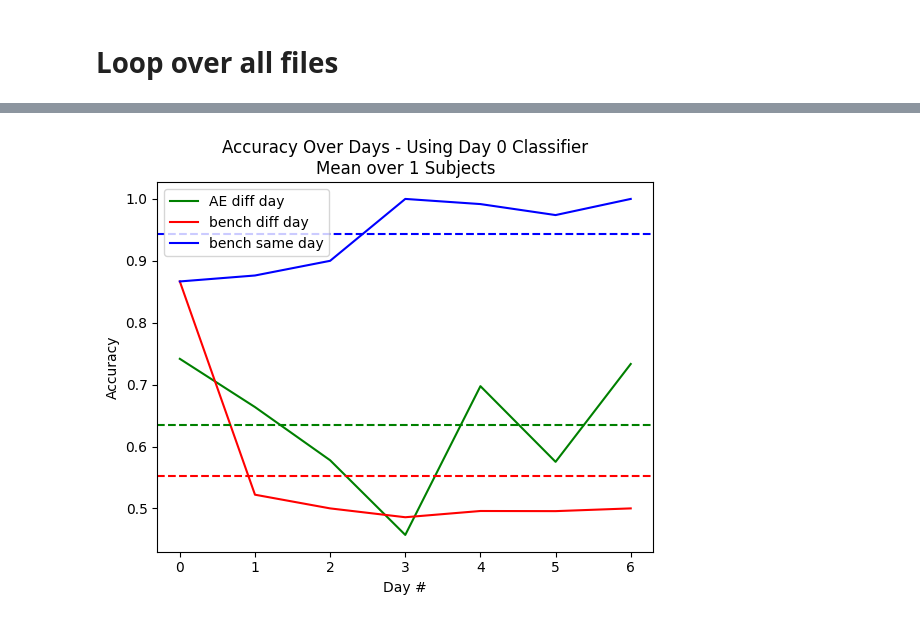
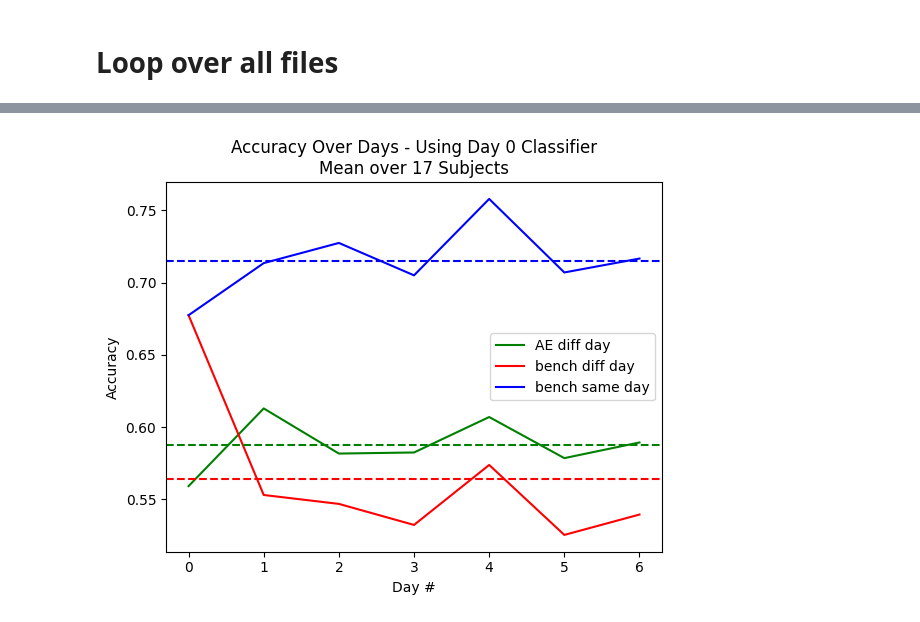
Before and after one commit to bci4cpl/Non-Staionarity-Autoencoder-denoising, a Jupyter notebook: src/IEEE_analysis.ipynb, the cells around one changed output, grey strips where cells are left out. Cells and saved outputs as stored; diff of their text form; code cells hidden in the pictures.

```diff
--- a/src/IEEE_analysis.ipynb
+++ b/src/IEEE_analysis.ipynb
@@ -304,6 +304,18 @@ class convolution_AE(LightningModule):
         nn.ConvTranspose1d(self.l1_filters, self.input_channels, kernel_size=25, stride=5, padding=1, output_padding=2),
         )
 
+
+        # Classifier
+        self.classiffier(
+        nn.MaxPool1d(self.l3_filters, 4, kernel_size=15, stride=3, padding=1),
+        nn.LeakyReLU(),
+        nn.Linear(128, a),
+
+        )
+
+
+
+
     def forward(self, x):
         # Forward through the layeres
         # Encoder
@@ -329,9 +341,8 @@ class convolution_AE(LightningModule):
         x, y = batch
         # Recountruction
         encoded = self.encode(x)
-#         features = self.maxPool(encoded, 15,5)
-#         cpu_feat = features.cpu().detach().numpy()
         logits = self.decoder(encoded)
+        cpu_logits = np.float64(logits.detach().cpu().numpy())
         # Loss function
         try:
             if len(self.pca_W.shape)>0:
@@ -341,8 +352,8 @@ class convolution_AE(LightningModule):
 #             svm = sklearn.ensemble.RandomForestClassifier()
 #             spliter = sklearn.model_selection.StratifiedKFold(n_splits=2)
 #             score = sklearn.model_selection.cross_val_score(svm, cpu_feat, y.cpu().numpy(), cv=spliter)
-            loss = F.mse_loss(logits, x)# * (1 - np.mean(score))
-
+            score, _ = csp_score(cpu_logits, y.cpu().numpy(), cv_N = 5, classifier = False)
+            loss = F.mse_loss(logits, x) * (1 - score)
         return loss
 
 
@@ -420,13 +431,12 @@ select_label = [1,4]
 zero_time = 2
 
 filterLim = [4,40] # In Hz
-batch_sz = 64
 
 fs = 500
 ae_learning_rt = 1e-3
-n_epochs = 1500
-batch_sz = 16
-convolution_filters = [32,16,8]
+n_epochs = 250
+batch_sz = 64
+convolution_filters = [8,16,32]
 
 n_feature_select = 100
 
@@ -686,39 +732,39 @@ ok_diff = []
 ok_AE = []
 
 for i in range(len(diff_list)):
-    if np.mean(same_list[i]) > 0.9:
+    if np.mean(same_list[i]) > 0.1:
 
         if len(same_list[i]) < 7:
             continue
         ok_same.append(np.asarray(same_list[i][:]))
         ok_diff.append(np.asarray(diff_list[i][:]))
         ok_AE.append(np.asarray(AE_list[i][:]))
 
 sub_N = len(ok_same)
 ok_same = np.mean(np.vstack(ok_same), axis = 0)
 ok_diff = np.mean(np.vstack(ok_diff), axis = 0)
 ok_AE = np.mean(np.vstack(ok_AE), axis = 0)
 
 
 # Start from which day to plot?
 plot_from = 0
 
 # Plot
 plt.plot(range(plot_from, plot_from + len(ok_diff[plot_from:])), ok_AE[plot_from:], label='AE diff day', color='g')
 plt.plot(range(plot_from, plot_from + len(ok_diff[plot_from:])), ok_diff[plot_from:], label='bench diff day', color='r')
 plt.plot(range(plot_from, plot_from + len(ok_diff[plot_from:])), ok_same[plot_from:], label='bench same day', color='b')
 
 plt.axhline(y=np.mean(ok_AE[plot_from:]), color='g', linestyle='--')
 plt.axhline(y=np.mean(ok_diff[plot_from:]), color='r', linestyle='--')
 plt.axhline(y=np.mean(ok_same[plot_from:]), color='b', linestyle='--')
 
 plt.title(f'Accuracy Over Days - Using Day 0 Classifier\nMean over {sub_N} Subjects')
 plt.xlabel('Day #')
 plt.ylabel('Accuracy')
 plt.legend()
 plt.show()
 # %% [output]
-[figure, old version]
+[figure, new version]
 # %%
 _, p_01 = scipy.stats.ttest_ind(np.vstack(day_classification_score)[:,1],np.vstack(day_classification_score)[:,0])
 _, p_12 = scipy.stats.ttest_ind(np.vstack(day_classification_score)[:,1],np.vstack(day_classification_score)[:,2])
```
Also changed, not shown: parts of 9 cells of this notebook, 1 other file.
